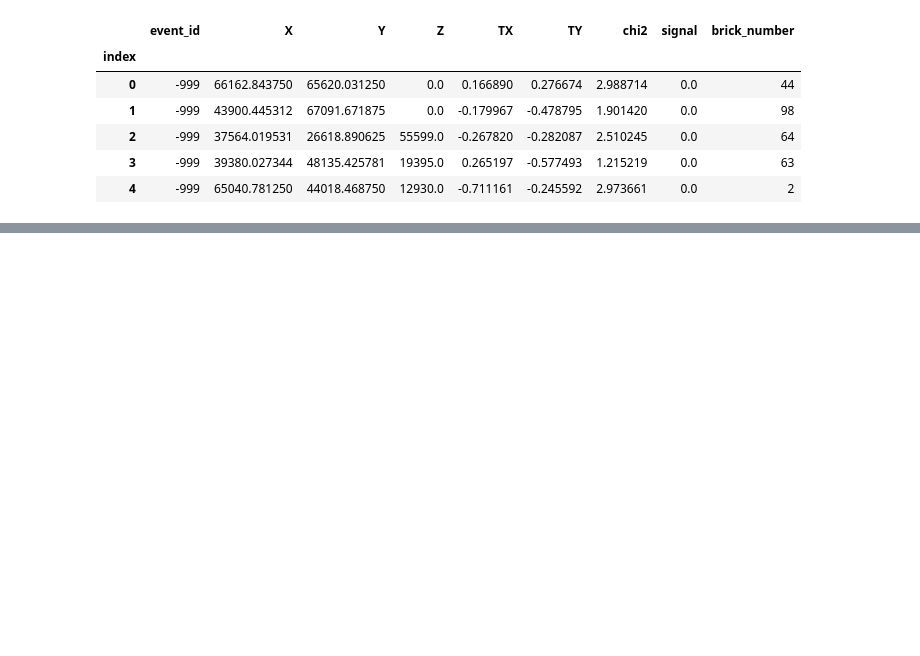
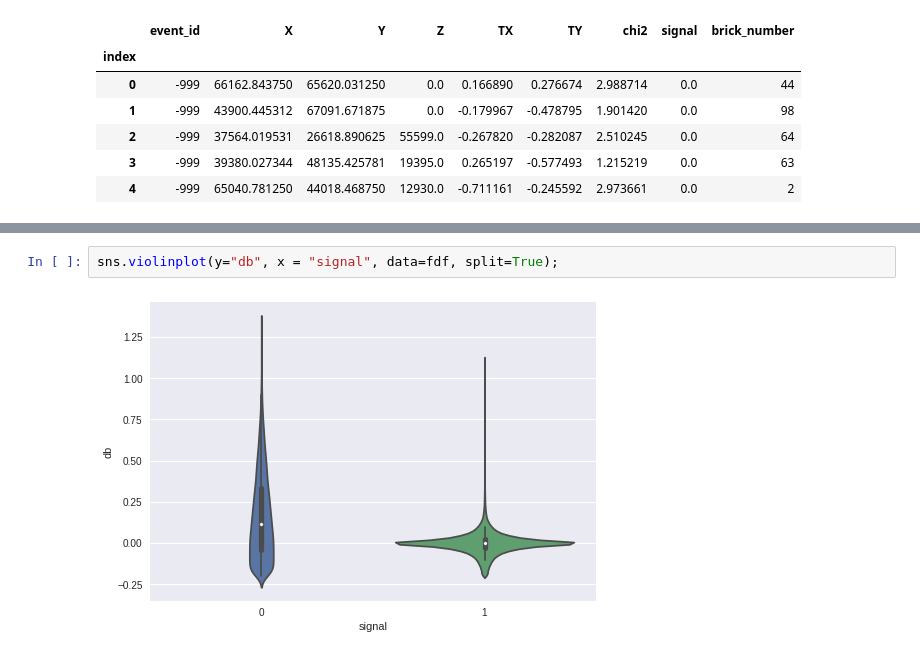
Before and after one commit to PhySci/darkMatter, a Jupyter notebook: first.ipynb, the cells around one changed output, grey strips where cells are left out. Drawn from its saved outputs; the diff is of its cells as text; blank space fills up the shorter version.

```diff
--- a/first.ipynb
+++ b/first.ipynb
@@ -166,0 +102,4 @@ for brickId, brick in train.groupby('brick_number'):
+# %%
+sns.violinplot(y="db", x = "signal", data=fdf, split=True);
+# %% [output]
+[figure, added]
```
Also changed, not shown: parts of 19 cells of this notebook.
